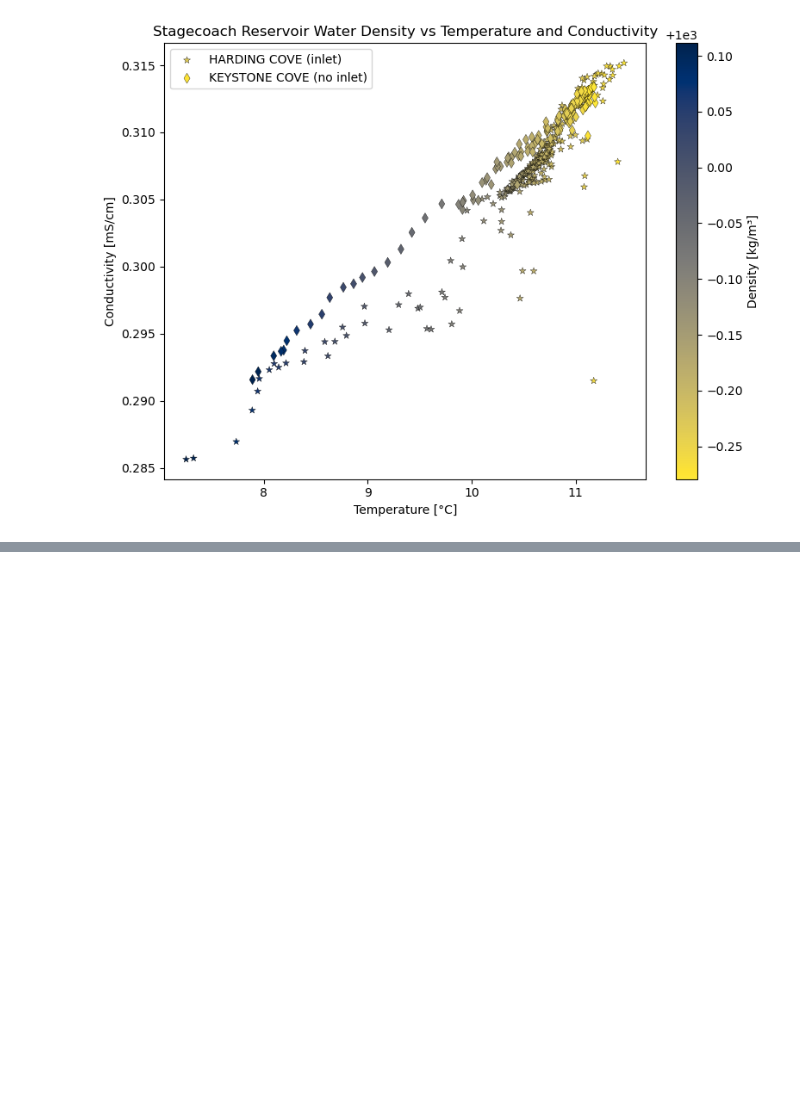
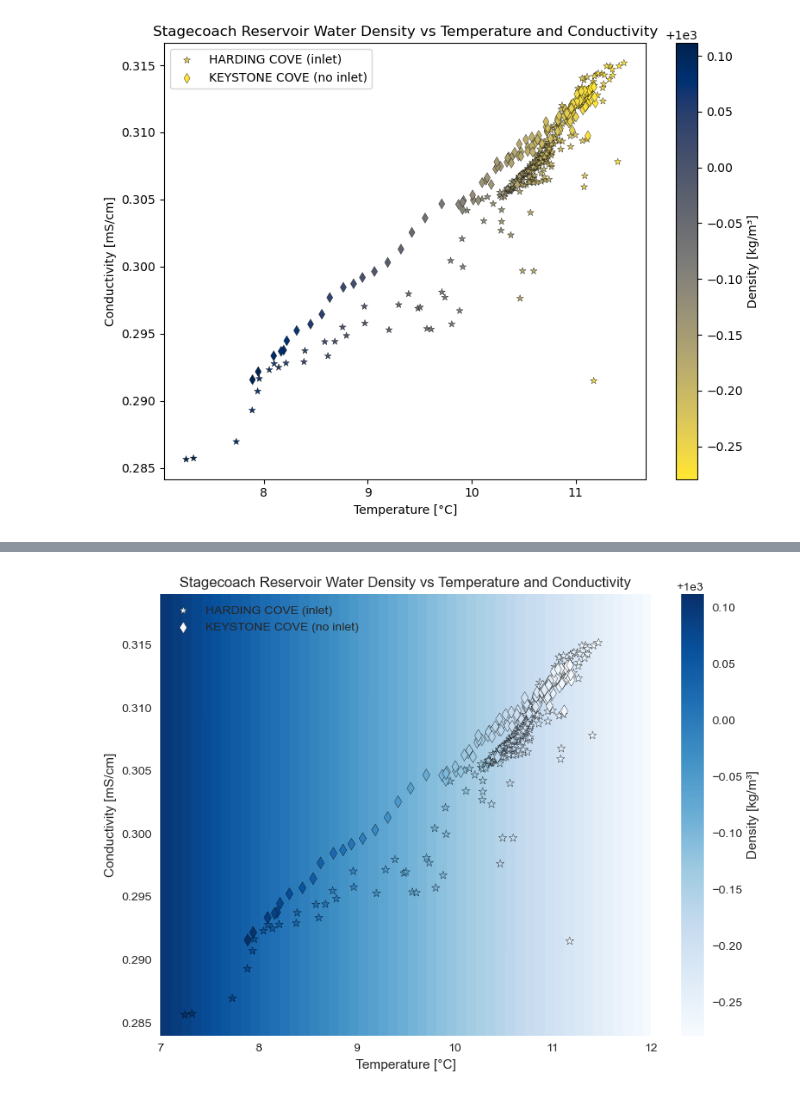
Before and after one commit to katgonza/BOAT, a Jupyter notebook: notebooks/equation_of_state.ipynb, the cells around one changed output, grey strips where cells are left out. Drawn from its saved outputs; the diff is of its cells as text; code cells hidden in the pictures; blank space fills up the shorter version.

```diff
--- a/notebooks/equation_of_state.ipynb
+++ b/notebooks/equation_of_state.ipynb
@@ -98,0 +101,25 @@ plt.show()
+# %%
+# Plotting
+fig, ax = plt.subplots(figsize=(8, 6))
+contour = ax.contourf(T, C, rho, levels=50, cmap="Blues")
+
+# Plot Stagecoach data
+plot = ax.scatter(HAR_17['Temperature (°C)'], HAR_17['Conductivity (µS/cm)']/1000, c=HAR_17['Density (kg/m³)'],
+           cmap='Blues', label='HARDING COVE (inlet)', marker="*", edgecolors= 'k', linewidths=0.25)
+ax.scatter(KEY_18['Temperature (°C)'], KEY_18['Conductivity (µS/cm)']/1000, c=KEY_18['Density (kg/m³)'],
+           cmap='Blues', label='KEYSTONE COVE (no inlet)', marker='d', edgecolors='k', linewidths=0.25)
+
+cbar = fig.colorbar(plot, ax=ax)
+cbar.set_label('Density [kg/m³]')
+
+# Labels and legend
+ax.set_title('Stagecoach Reservoir Water Density vs Temperature and Conductivity')
+#ax.set_xlim(7, 12)
+ax.set_xlabel('Temperature [°C]')
+#ax.set_ylim(.29, .316)
+ax.set_ylabel('Conductivity [mS/cm]')
+ax.legend(loc='upper left')
+plt.tight_layout()
+plt.show()
+# %% [output]
+[figure, added]
```
Also changed, not shown: parts of 2 cells of this notebook, 1 other file.
